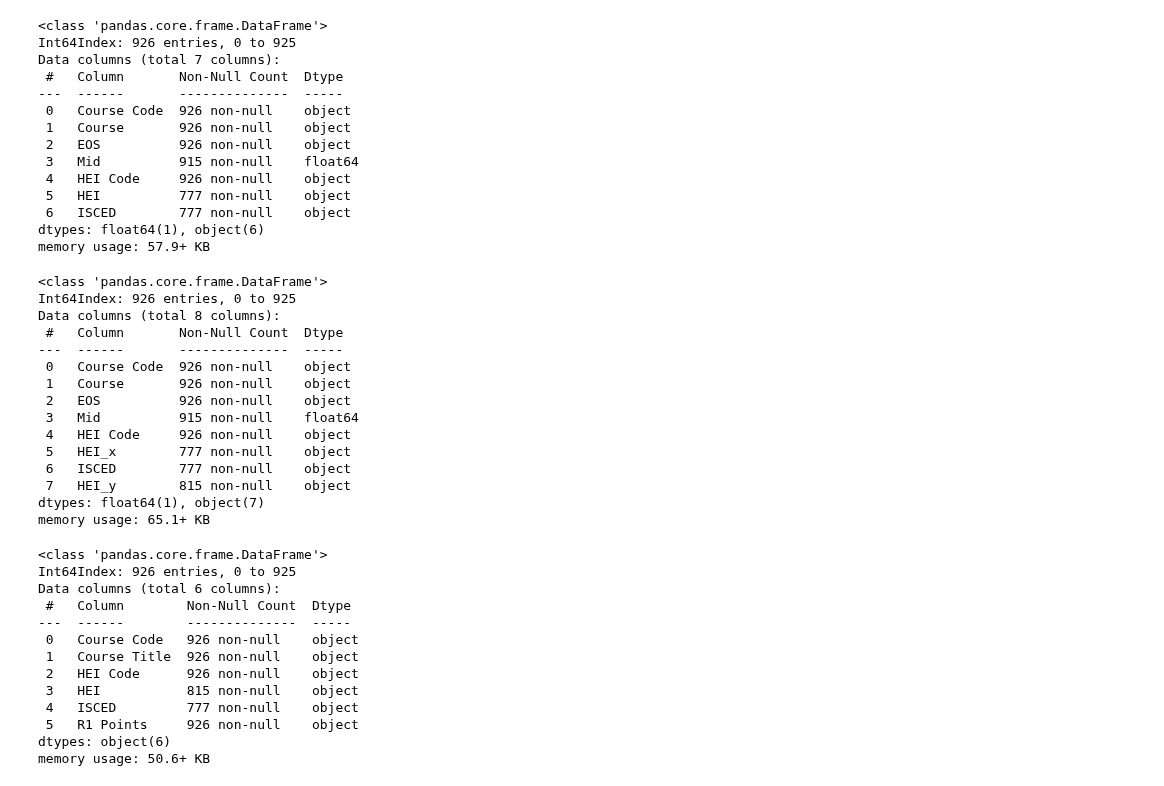
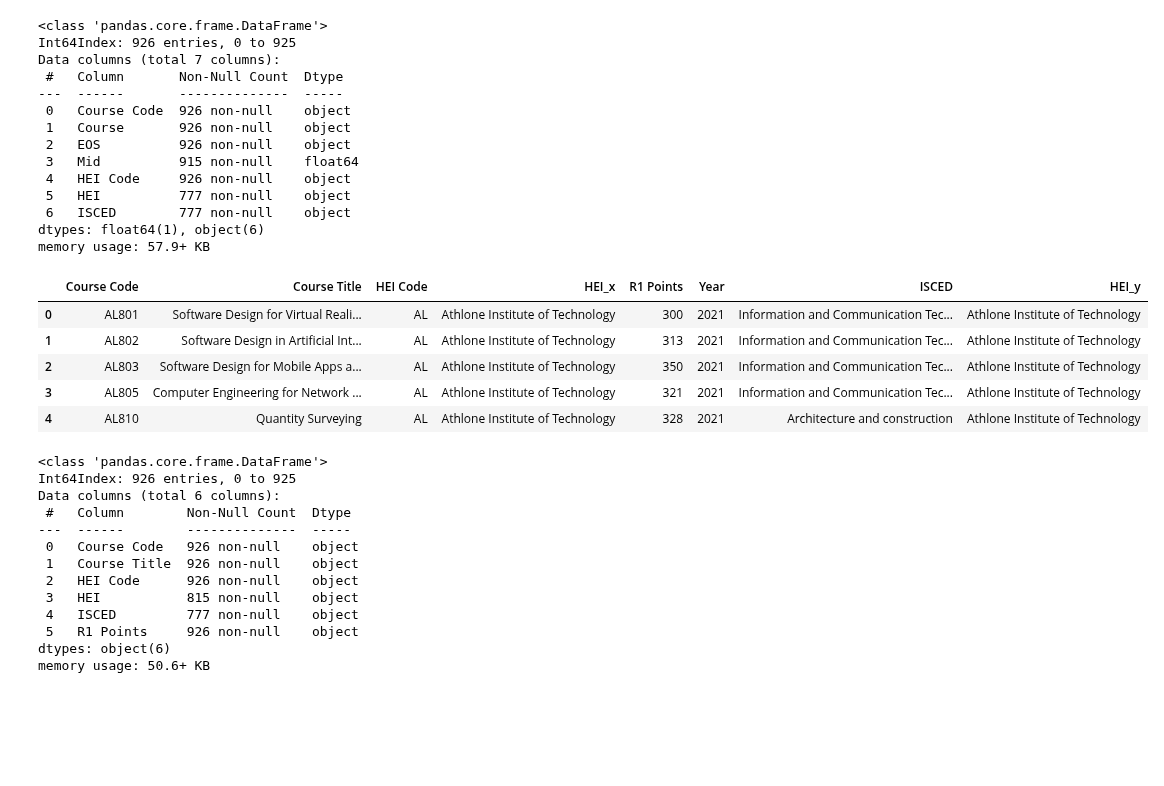
Before and after one commit to donneger/data_analysis_assessment, a Jupyter notebook: cao_assignment/cao.ipynb, the cells around one changed output. Cells and saved outputs as stored; diff of their text form; code cells hidden in the pictures; blank space fills up the shorter version.

```diff
--- a/cao_assignment/cao.ipynb
+++ b/cao_assignment/cao.ipynb
@@ -462,24 +446,16 @@ Data columns (total 7 columns):
 dtypes: float64(1), object(6)
 memory usage: 57.9+ KB
 # %%
+# Now use the HEI Table created earlier to get the HEI College names.
 df=pd.merge(df, hei_table[['HEI Code','HEI']], on='HEI Code', how='left')
-df.info()
+df.head(5)
 # %% [output]
-<class 'pandas.core.frame.DataFrame'>
-Int64Index: 926 entries, 0 to 925
-Data columns (total 8 columns):
- #   Column       Non-Null Count  Dtype
----  ------       --------------  -----
- 0   Course Code  926 non-null    object
- 1   Course       926 non-null    object
- 2   EOS          926 non-null    object
- 3   Mid          915 non-null    float64
- 4   HEI Code     926 non-null    object
- 5   HEI_x        777 non-null    object
- 6   ISCED        777 non-null    object
- 7   HEI_y        815 non-null    object
-dtypes: float64(1), object(7)
-memory usage: 65.1+ KB
+|  | Course Code | Course Title | HEI Code | HEI_x | R1 Points | Year | ISCED | HEI_y |
+| 0 | AL801 | Software Design for Virtual Reali... | AL | Athlone Institute of Technology | 300 | 2021 | Information and Communication Tec... | Athlone Institute of Technology |
+| 1 | AL802 | Software Design in Artificial Int... | AL | Athlone Institute of Technology | 313 | 2021 | Information and Communication Tec... | Athlone Institute of Technology |
+| 2 | AL803 | Software Design for Mobile Apps a... | AL | Athlone Institute of Technology | 350 | 2021 | Information and Communication Tec... | Athlone Institute of Technology |
+| 3 | AL805 | Computer Engineering for Network ... | AL | Athlone Institute of Technology | 321 | 2021 | Information and Communication Tec... | Athlone Institute of Technology |
+| 4 | AL810 | Quantity Surveying | AL | Athlone Institute of Technology | 328 | 2021 | Architecture and construction | Athlone Institute of Technology |
 # %%
 # Get the 2019 data into the standard format.
 df2019_lvl8 =df[['Course Code', 'Course', 'HEI Code', 'HEI_y', 'ISCED', 'EOS']]
```
Also changed, not shown: parts of 25 cells of this notebook.
